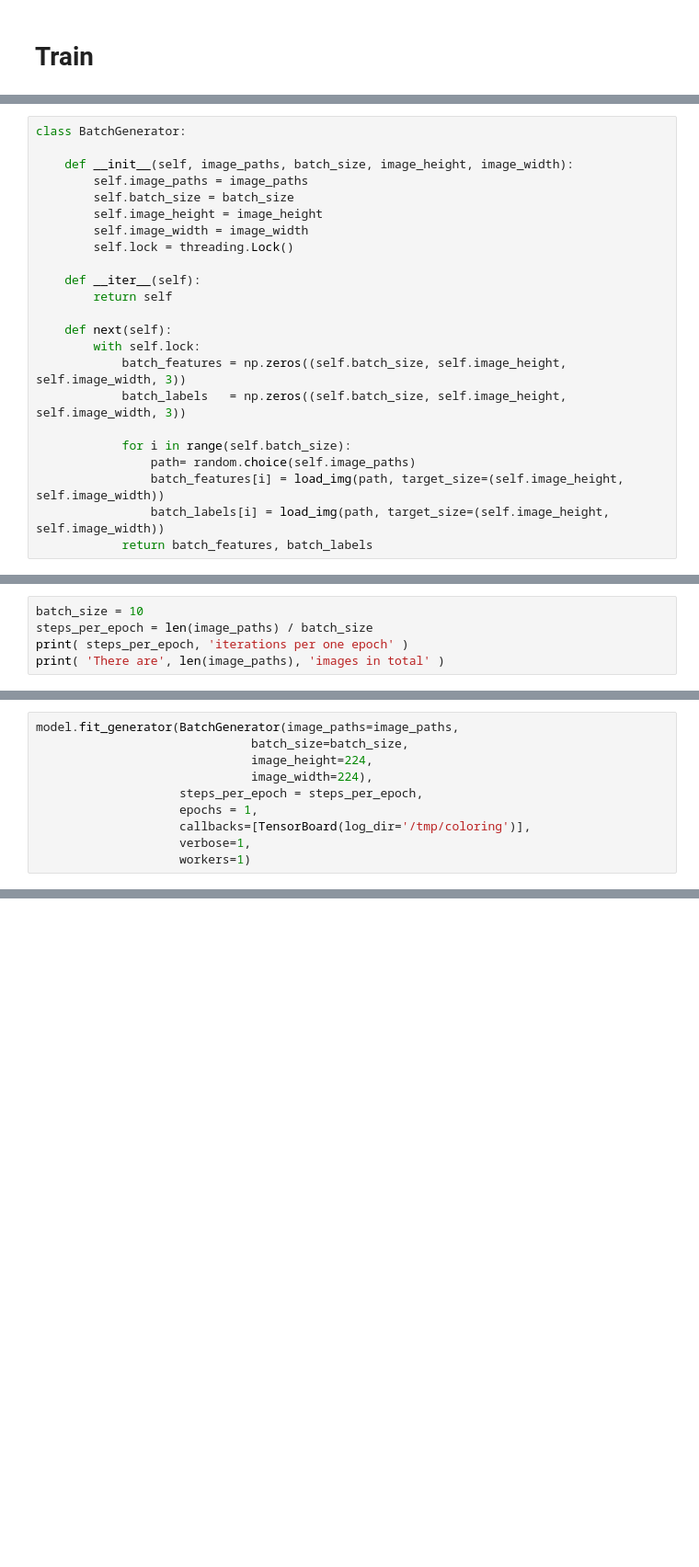
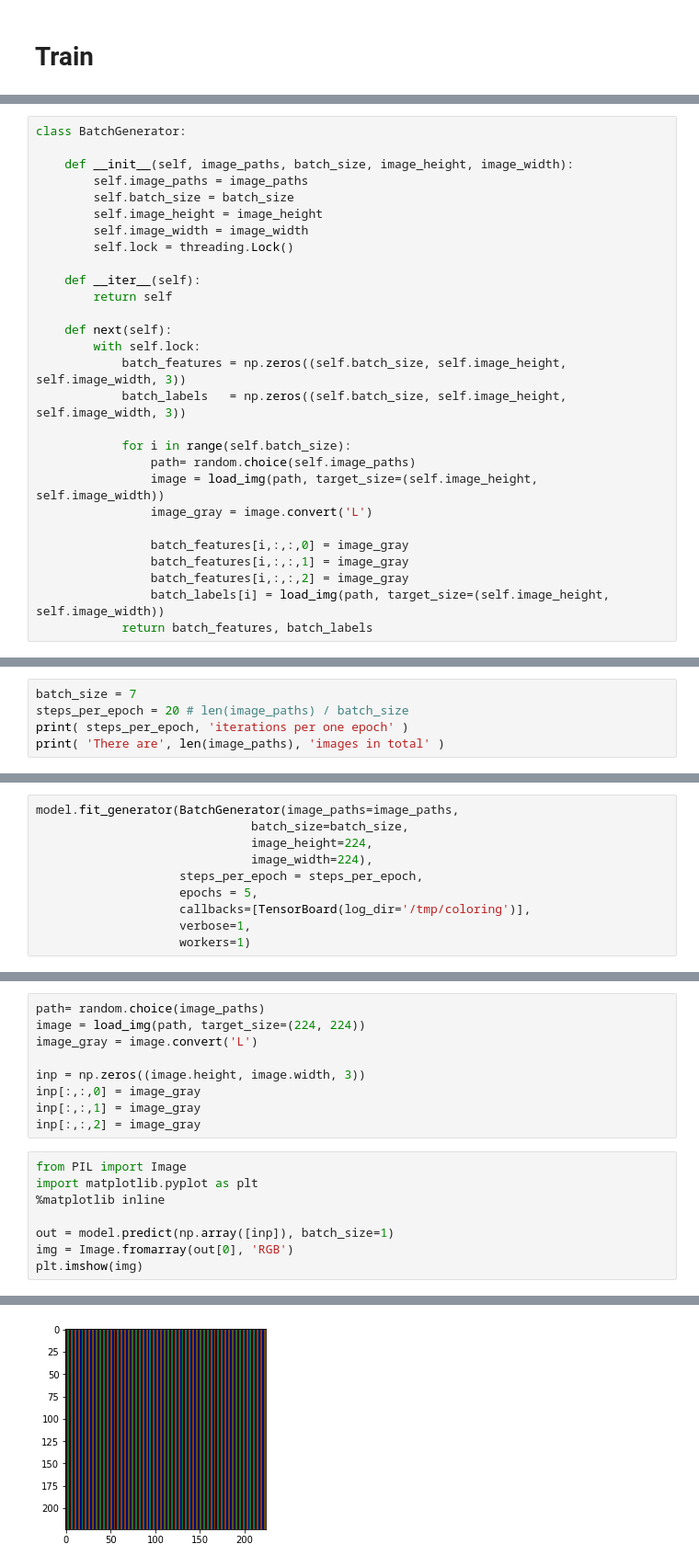
Before and after one commit to MartinXPN/ImageColoring, a Jupyter notebook: coloring.ipynb, the cells around one changed output, grey strips where cells are left out. Shown: that part at 92% size. Cells and saved outputs as stored; diff of their text form; blank space fills up the shorter version.

```diff
--- a/coloring.ipynb
+++ b/coloring.ipynb
@@ -168,7 +190,12 @@ class BatchGenerator:
 
             for i in range(self.batch_size):
                 path= random.choice(self.image_paths)
-                batch_features[i] = load_img(path, target_size=(self.image_height, self.image_width))
+                image = load_img(path, target_size=(self.image_height, self.image_width))
+                image_gray = image.convert('L')
+
+                batch_features[i,:,:,0] = image_gray
+                batch_features[i,:,:,1] = image_gray
+                batch_features[i,:,:,2] = image_gray
                 batch_labels[i] = load_img(path, target_size=(self.image_height, self.image_width))
             return batch_features, batch_labels
 # %%
@@ -178,5 +215,5 @@ print(image_paths[0])
 # %%
-batch_size = 10
-steps_per_epoch = len(image_paths) / batch_size
+batch_size = 7
+steps_per_epoch = 20 # len(image_paths) / batch_size
 print( steps_per_epoch, 'iterations per one epoch' )
 print( 'There are', len(image_paths), 'images in total' )
@@ -186,7 +226,7 @@ model.fit_generator(BatchGenerator(image_paths=image_paths,
                               image_height=224,
                               image_width=224),
                     steps_per_epoch = steps_per_epoch,
-                    epochs = 1,
+                    epochs = 5,
                     callbacks=[TensorBoard(log_dir='/tmp/coloring')],
                     verbose=1,
                     workers=1)
@@ -192,0 +247,18 @@ model.fit_generator(BatchGenerator(image_paths=image_paths,
+# %%
+path= random.choice(image_paths)
+image = load_img(path, target_size=(224, 224))
+image_gray = image.convert('L')
+
+inp = np.zeros((image.height, image.width, 3))
+inp[:,:,0] = image_gray
+inp[:,:,1] = image_gray
+inp[:,:,2] = image_gray
+# %%
+from PIL import Image
+import matplotlib.pyplot as plt
+%matplotlib inline
+
+out = model.predict(np.array([inp]), batch_size=1)
+img = Image.fromarray(out[0], 'RGB')
+plt.imshow(img)
+# %% [output]
@@ -192,0 +266 @@ model.fit_generator(BatchGenerator(image_paths=image_paths,
+[figure, added]
```
Also changed, not shown: parts of 11 cells of this notebook.
